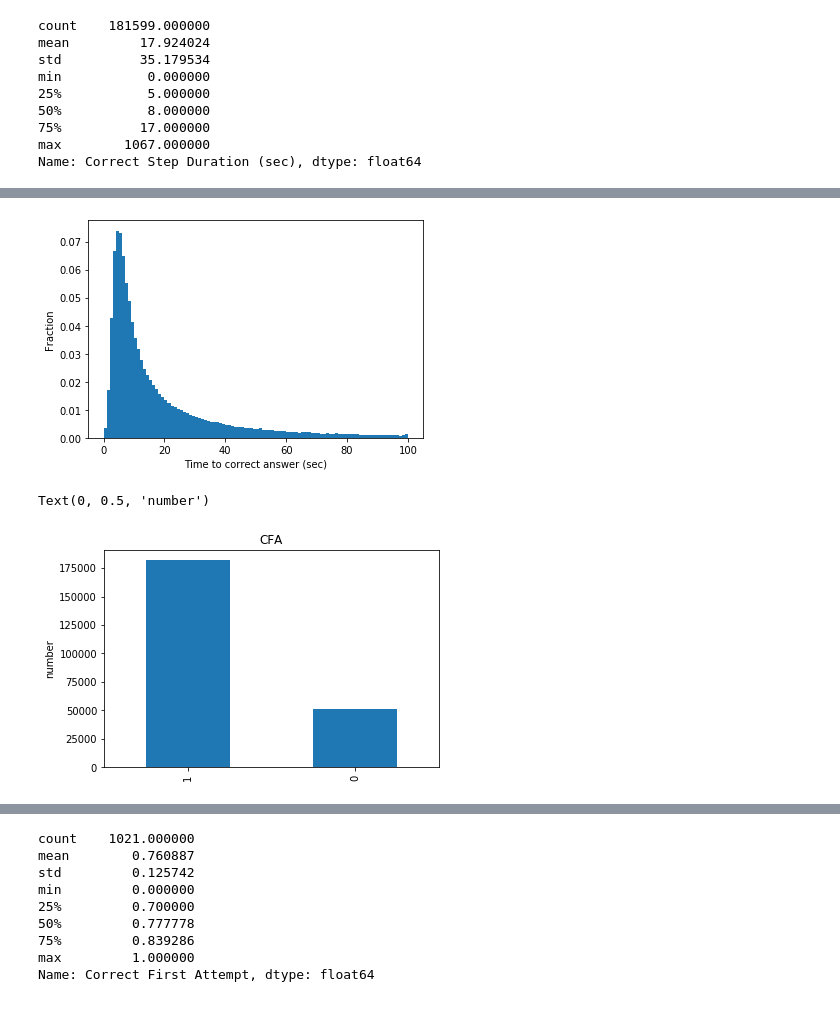
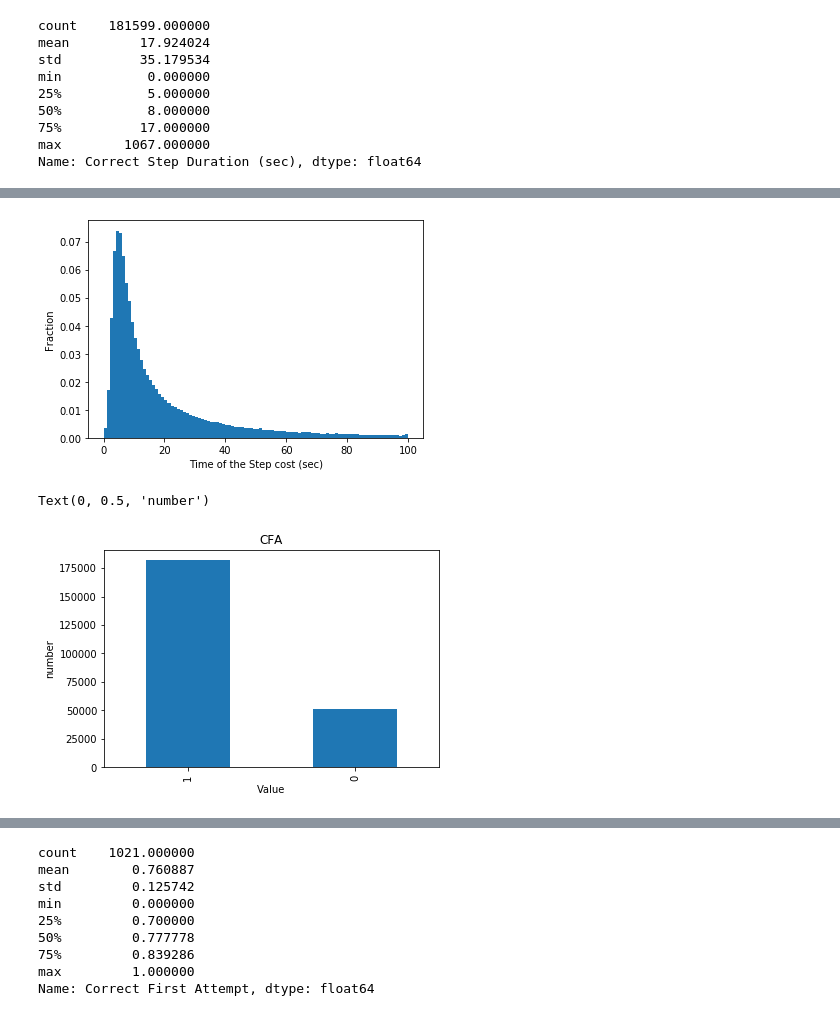
Before and after one commit to bin-soo/CS150A-Project, a Jupyter notebook: new_explore.ipynb, the cells around one changed output, grey strips where cells are left out. Drawn from its saved outputs; the diff is of its cells as text; code cells hidden in the pictures.

```diff
--- a/new_explore.ipynb
+++ b/new_explore.ipynb
@@ -170,16 +174,19 @@ Name: Step Duration (sec), dtype: float64
 # %%
-hist = plt.hist(np.array(csd.dropna()),bins=100,density=True,log=False,range=(0,100))
-plt.xlabel('Time to correct answer (sec)')
+#The Probability Distributions of the Step Duration
+hist = plt.hist(np.array(Sd.dropna()),bins=100,density=True,log=False,range=(0,100))
+plt.xlabel('Time of the Step cost (sec)')
 plt.ylabel('Fraction')
 plt.show()
 # %% [output]
-[figure, old version]
+[figure, new version]
 # %%
+#The bar chart of the Correct First Attempt
 plt.subplot2grid((1, 1),(0,0))
 
 traindata["Correct First Attempt"].value_counts().plot(kind = 'bar')
 plt.title("CFA")
+plt.xlabel('Value')
 plt.ylabel("number")
 # %% [output]
 Text(0, 0.5, 'number')
-[figure, old version]
+[figure, new version]
```
Also changed, not shown: parts of 13 cells of this notebook, 14 other files.
